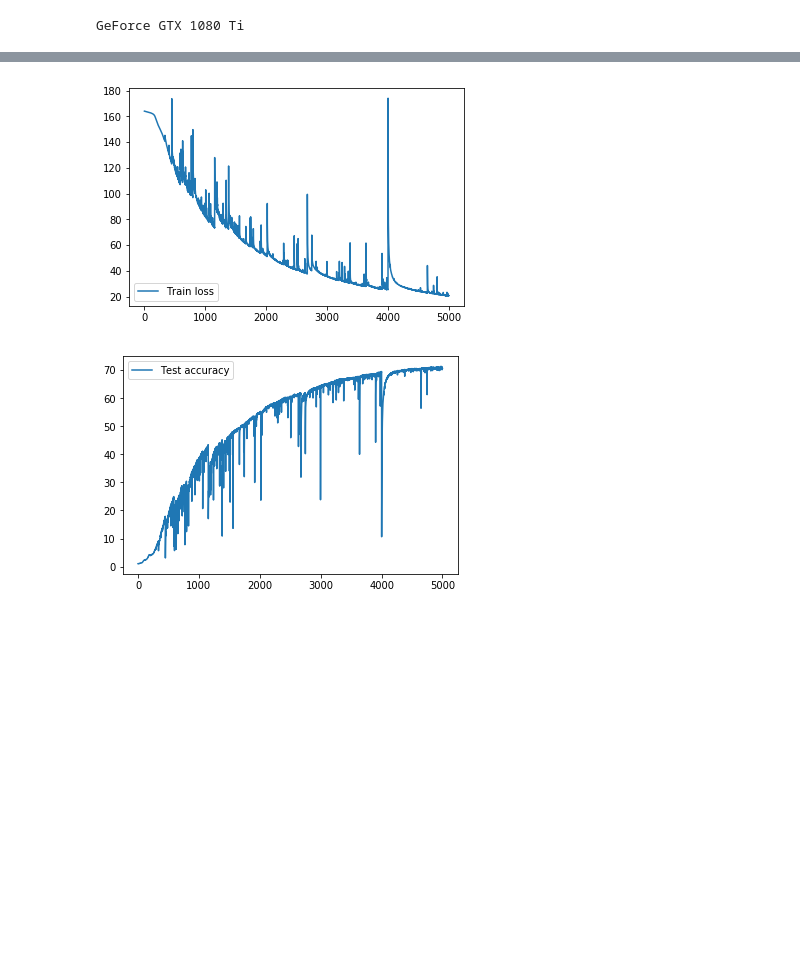
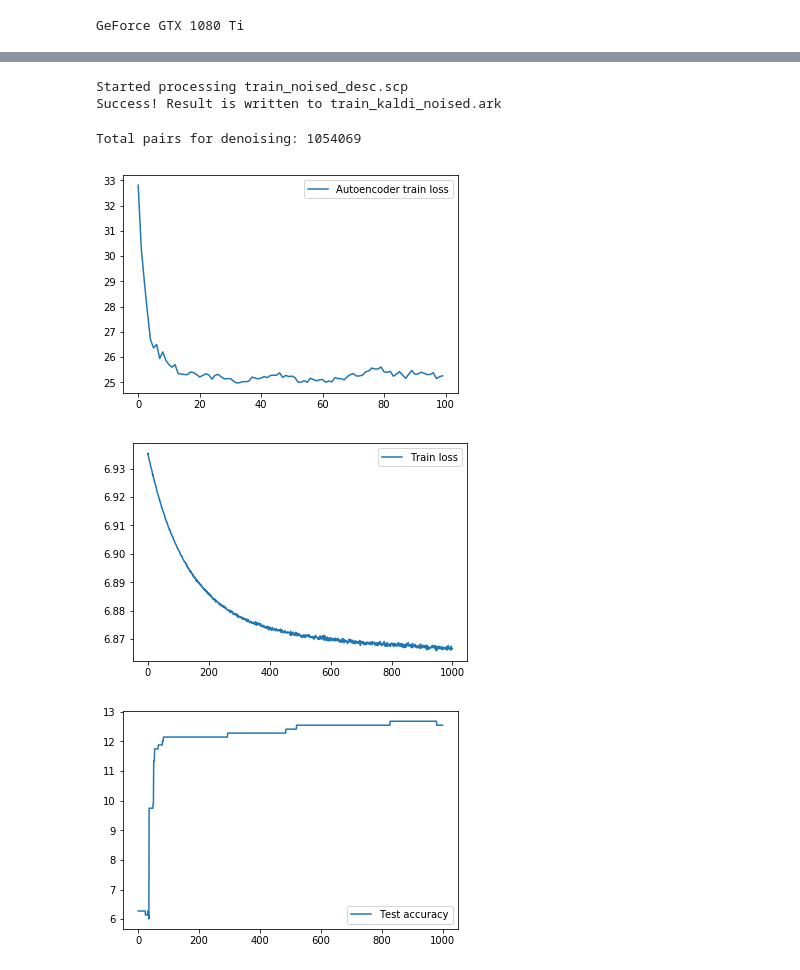
Before and after one commit to niksaz/speech-ml-2019, a Jupyter notebook: 3/speaker_recognition.ipynb, the cells around one changed output, grey strips where cells are left out. Drawn from its saved outputs; the diff is of its cells as text; code cells hidden in the pictures; blank space fills up the shorter version.

```diff
--- a/3/speaker_recognition.ipynb
+++ b/3/speaker_recognition.ipynb
@@ -207,0 +237,7 @@ for epoch in tqdm(range(EPOCHS)):
+# %%
+train_kaldi_noised_path = 'train_kaldi_noised.ark'
+compute_kaldi_features(train_noised_desc_path, train_kaldi_noised_path)
+train_noised_features = read_features(train_kaldi_noised_path)
+# %% [output]
+Started processing train_noised_desc.scp
+Success! Result is written to train_kaldi_noised.ark
@@ -208,12 +315,37 @@ for epoch in tqdm(range(EPOCHS)):
+# %%
+autoencoder, autoencoder_losses = train_autoencoder(train_features, train_noised_features)
+# %% [output]
+Total pairs for denoising: 1054069
 # %%
-plt.plot(range(len(train_losses)), train_losses)
-plt.legend(['Train loss'])
+plt.plot(range(len(autoencoder_losses)), autoencoder_losses)
+plt.legend(['Autoencoder train loss'])
 plt.show()
 # %% [output]
-[figure, old version]
+[figure, new version]
+# %%
+def compute_auto_features(features_all):
+    auto_features_all = []
+    for features in features_all:
+        K = features.shape[0]
+        auto_features = []
+        for k in range(K):
+            auto_features.append(autoencoder.encode(features[k]).detach())
+        auto_features_all.append(torch.stack(auto_features))
+    return auto_features_all
+
+train_auto_features = compute_auto_features(train_features)
+test_auto_features = compute_auto_features(test_features)
+# %%
+train_auto_losses, test_auto_accuracies = train_lstm(
+    train_auto_features, train_classes, test_auto_features, test_classes)
 # %%
-plt.plot(range(len(test_accuracies)), test_accuracies)
+plt.plot(range(len(train_auto_losses)), train_auto_losses)
+plt.legend(['Train loss'])
+plt.show()
+
+plt.plot(range(len(test_auto_accuracies)), test_auto_accuracies)
 plt.legend(['Test accuracy'])
 plt.show()
 # %% [output]
-[figure, old version]
+[figure, new version]
+[figure, added]
```
Also changed, not shown: parts of 18 cells of this notebook, 2 other files.
